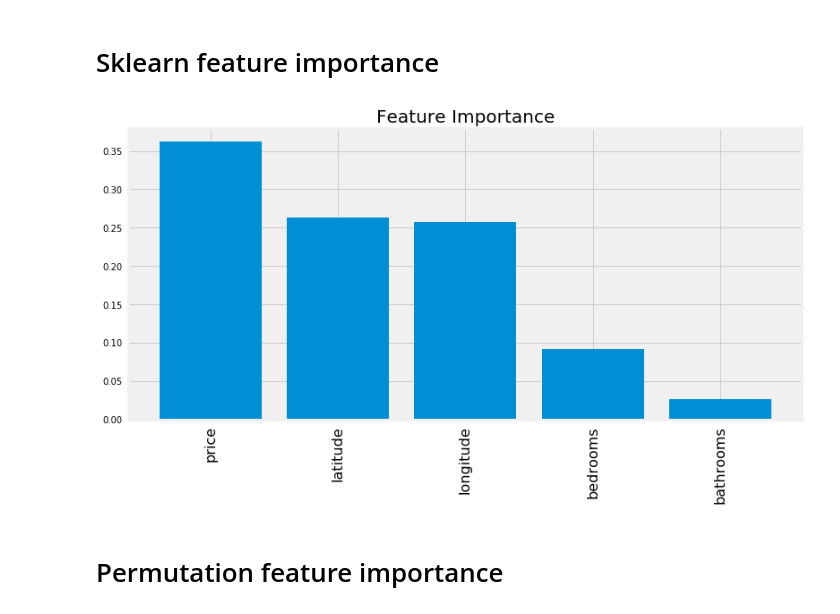
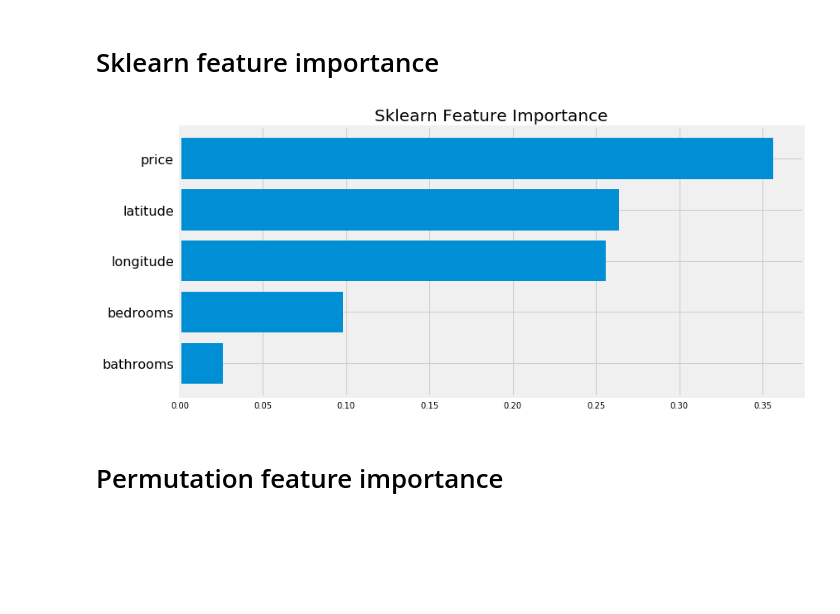
Before and after one commit to ImadDabbura/ml-zoo, a Jupyter notebook: notebooks/Feature Importances.ipynb, the cells around one changed output. Saved outputs shown, nothing was run; the diff lists cells and outputs as text; code cells hidden in the pictures; blank space fills up the shorter version.

```diff
--- a/notebooks/Feature Importances.ipynb
+++ b/notebooks/Feature Importances.ipynb
@@ -37,10 +37,9 @@ df.head()
 | 4 | 1.0 | 4 | 3350 | -73.9493 | 40.8241 | 1 |
 # %%
 # Convert to numpy
-X_train = df.drop(['interest_level'], axis=1).values
-y_train = df['interest_level'].values
-y_train = pd.Series(y_train).map({1: 0, 2: 1, 3: 2}).values
-features = df.columns[:-1]
+X_train = df.drop(['interest_level'], axis=1)
+y_train = df['interest_level']
+y_train = pd.Series(y_train).map({1: 0, 2: 1, 3: 2})
 print(f'Shape : {X_train.shape}, {y_train.shape}')
 # %% [output]
 Shape : (49352, 5), (49352,)
@@ -54,9 +53,10 @@ rf_clf = RandomForestClassifier(n_estimators=100,
                                 min_samples_leaf=5,
                                 oob_score=True,
                                 n_jobs=-1)
-rf_clf.fit(X_train, y_train)
-plot_feature_imp(rf_clf, feature_names=features)
-# %% [output]
-[figure, removed]
+# %%
+plot_feature_imp_v1(rf_clf, X_train, y_train, X_train.columns,
+                    mode='sklearn', title='Sklearn Feature Importance')
+# %% [output]
+[figure, added]
 # %% [markdown]
 # Permutation feature importance
```
Also changed, not shown: parts of 21 cells of this notebook.
